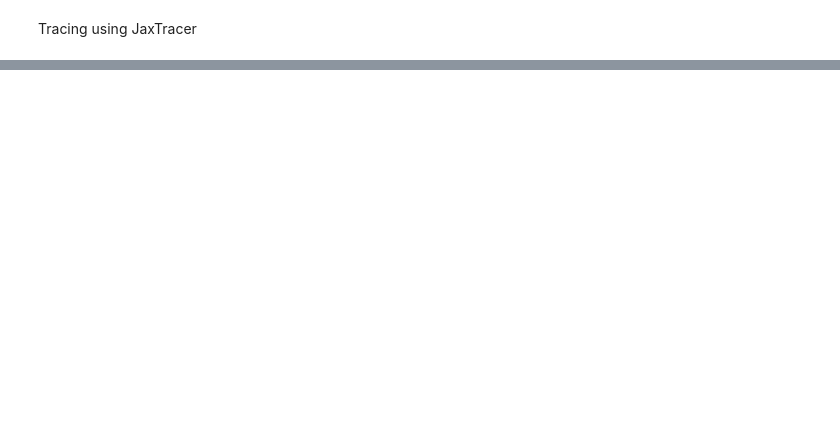
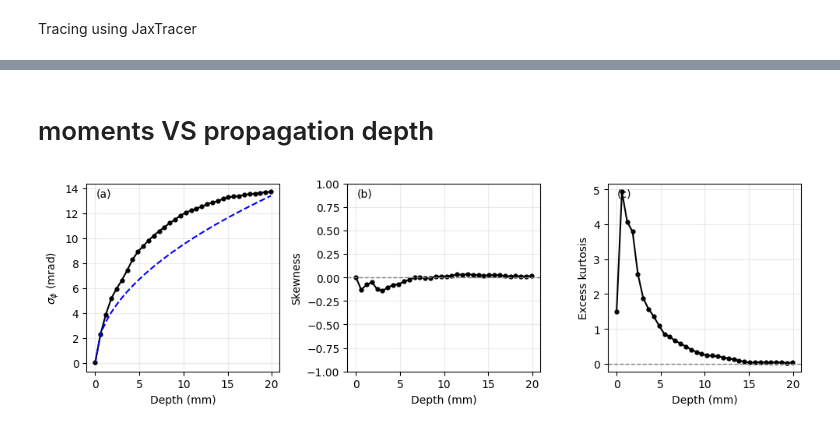
Before and after one commit to MAGPIE-ICL/SLOTH, a Jupyter notebook: examples/04.example_mesh_mesh_solve_at_depth.ipynb, the cells around one changed output, grey strips where cells are left out. Saved outputs shown, nothing was run; the diff lists cells and outputs as text; code cells hidden in the pictures; blank space fills up the shorter version.

```diff
--- a/examples/04.example_mesh_mesh_solve_at_depth.ipynb
+++ b/examples/04.example_mesh_mesh_solve_at_depth.ipynb
@@ -145,11 +139,11 @@ beam_type      =  "rectangular"
 # --- trace and save Jones vector every 200 µm up to 1 mm ---
 result = p.trace_and_save_depths(
     (beam_size, divergence, ne_extent, probing_direction, beam_type, False), domain,
-    step       = 200e-6,            # save cadence (m)
-    depth_max  = 1e-3,              # maximum depth (m)
+    step       = 600e-6,            # save cadence (m)
+    depth_max  = 19.9e-3,              # maximum depth (m)
     output_path= "depth_saves.pkl", # set to None to skip file write
     lwl        = lwl,
-    jones_components = [0,3],  # save transverse positions only
+    jones_components = [0, 3],  # save jones component (x: 0, theta: 1, y: 2, phi: 3)
     verbose    = True,
 )
 
@@ -446,0 +489,11 @@ np.float64(-1.5611996208863324)
+# %%
+df_syn = moments_vs_depth_from_hist_roi_1dcut(
+    result,
+    x_roi_mm=(-0.75, 0.75),
+    apply_lens=True,
+    apply_ccd=True,
+    L_mm=400,
+    R_mm=25
+)
+
+print(df_syn)
@@ -446,0 +556,33 @@ np.float64(-1.5611996208863324)
+# %% [markdown]
+# moments VS propagation depth
+# %%
+fig, (ax0, ax1, ax2) = plt.subplots(1, 3, figsize=(10, 3.2), sharex=True)
+
+plot_kw = dict(marker='o', ms=3.5, lw=1.5, c='k')
+
+ax0.plot(df_syn["depth_mm"], df_syn["std_mrad"], **plot_kw)
+ax0.plot(df_syn["depth_mm"], 3*df_syn["depth_mm"]**0.5, c = "b", ls = "--")
+
+ax0.set_ylabel(r"$\sigma_\phi$ (mrad)")
+ax0.set_xlabel("Depth (mm)")
+ax0.text(0.05, 0.93, "(a)", transform=ax0.transAxes)
+# ax0.set_xscale("log")
+# ax0.set_yscale("log")
+
+ax1.plot(df_syn["depth_mm"], df_syn["skew"], **plot_kw)
+ax1.axhline(0, ls='--', lw=1, c='0.5')
+ax1.set_ylabel("Skewness")
+ax1.set_xlabel("Depth (mm)")
+ax1.text(0.05, 0.93, "(b)", transform=ax1.transAxes)
+ax1.set_ylim(-1, 1)
+
+ax2.plot(df_syn["depth_mm"], df_syn["excess_kurtosis"], **plot_kw)
+ax2.axhline(0, ls='--', lw=1, c='0.5')
+ax2.set_ylabel("Excess kurtosis")
+ax2.set_xlabel("Depth (mm)")
+ax2.text(0.05, 0.93, "(c)", transform=ax2.transAxes)
+
+for ax in (ax0, ax1, ax2):
+    ax.grid(alpha=0.25)
+# %% [output]
+[figure, added]
```
Also changed, not shown: parts of 22 cells of this notebook, 1 other file.
